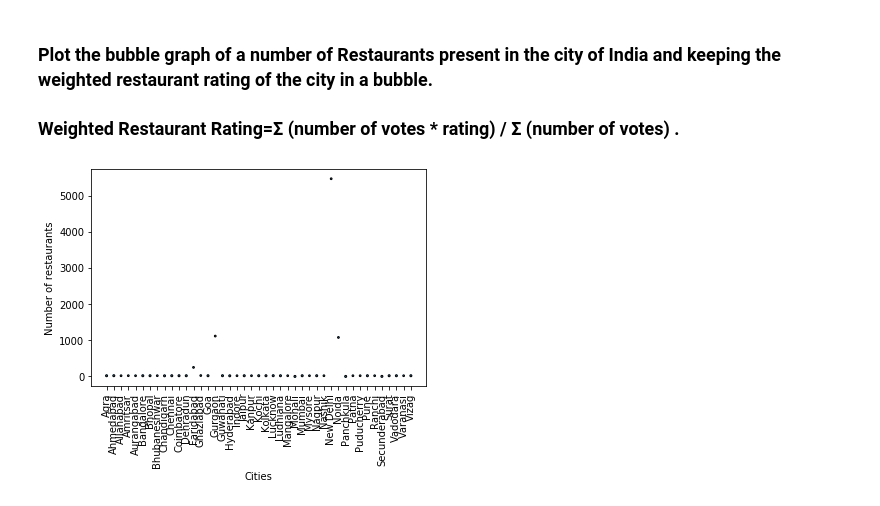
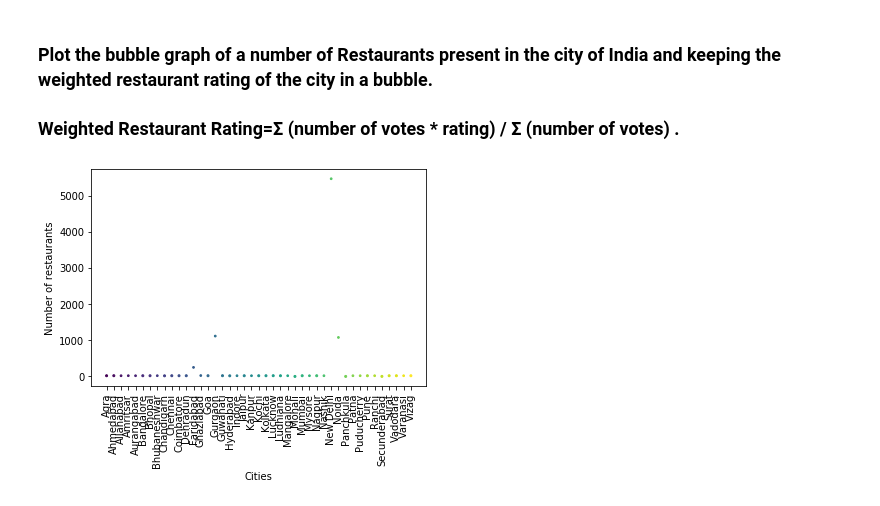
Before and after one commit to sanchit-bhalla/DataScience-and-ML, a Jupyter notebook: Projects/ZomatoAPI/ZomatoAPI_Proect2.ipynb, the cells around one changed output. Saved outputs shown, nothing was run; the diff lists cells and outputs as text; code cells hidden in the pictures.

```diff
--- a/Projects/ZomatoAPI/ZomatoAPI_Proect2.ipynb
+++ b/Projects/ZomatoAPI/ZomatoAPI_Proect2.ipynb
@@ -393,16 +446,11 @@ plt.show()
 # %% [markdown]
 ### Plot the bar graph top 10 restaurants in the data with the highest number of votes.
 # %%
-import pandas as pd
-import matplotlib.pyplot as plt
-
-df = pd.read_csv('zomato.csv', encoding='latin-1')
-df = df[df['Country Code']==1].copy(deep=True)
-df.sort_values('Votes', ascending = False, inplace=True)
+df_India.sort_values('Votes', ascending = False, inplace=True)
 
 # We plot graph for top 10 most voted restaurants
-names = list(df['Restaurant Name'][:10])
-votes = list(df['Votes'][:10])
+names = list(df_India['Restaurant Name'][:10])
+votes = list(df_India['Votes'][:10])
 plt.bar(names, votes, edgecolor='black', width=0.6)
 plt.xticks(rotation=90)
 plt.ylabel('Votes')
@@ -448,28 +493,23 @@ plt.show()
 ### Plot the bubble graph of a number of Restaurants present in the city of India and keeping the weighted restaurant rating of the city in a bubble.
 ### Weighted Restaurant Rating=Σ (number of votes * rating) / Σ (number of votes) .
 # %%
-import pandas as pd
-import matplotlib.pyplot as plt
-
-df = pd.read_csv('zomato.csv', encoding='latin-1')
-df_India = df[df['Country Code']==1].copy(deep=True)
-
 df_cities = df_India.groupby('City')
 cities, num_restaurants, weighted_rating = [], [], []
 for city, df_city in df_cities:
     cities.append(city)
     num_restaurants.append(len(df_city))
 
     temp = df_cities.get_group(city).copy(deep=True)
     temp['r'] = temp['Aggregate rating']*temp['Votes']
     w = (temp['r'].sum() / temp['Votes'].sum())
 
     weighted_rating.append(int(w))
 
-plt.scatter(cities, num_restaurants, s=weighted_rating, edgecolor='black')
+colors = np.arange(len(cities))
+plt.scatter(cities, num_restaurants, s=weighted_rating, c=colors)
 plt.xticks(rotation=90)
 plt.xlabel('Cities')
 plt.ylabel('Number of restaurants')
 plt.show()
 # %% [output]
-[figure, old version]
+[figure, new version]
```
Also changed, not shown: parts of 30 cells of this notebook, 5 other files.
